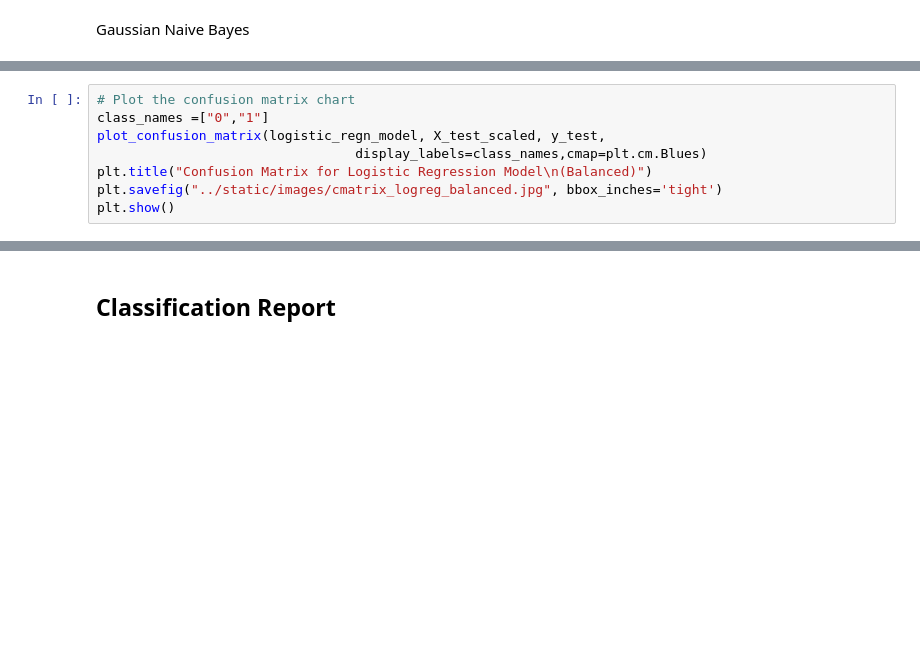
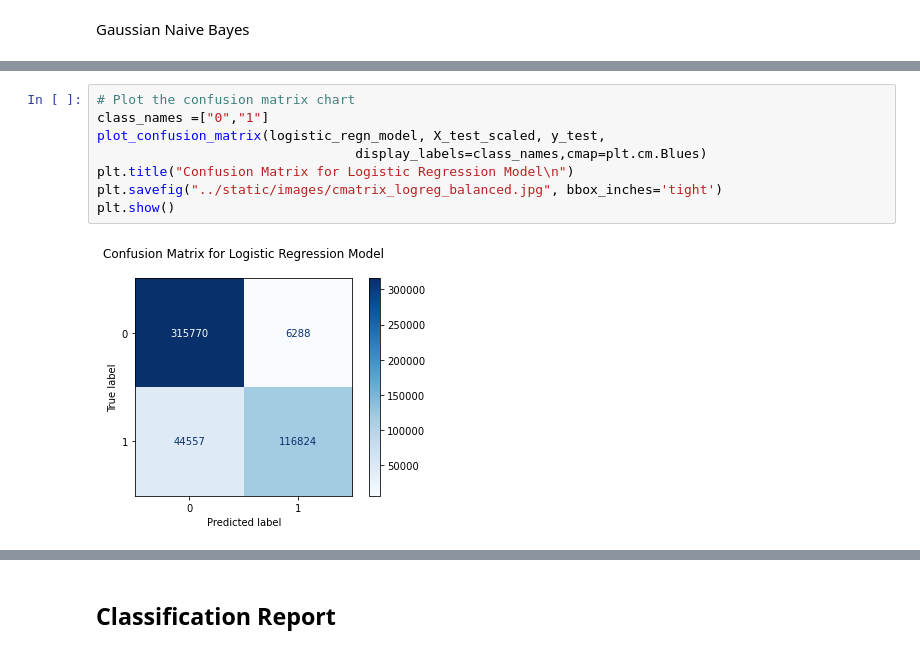
Before and after one commit to rshmnkgit/CreditCard-Fraud-Detector, a Jupyter notebook: notebook/credit-card-fraud-detection.ipynb, the cells around one changed output, grey strips where cells are left out. Drawn from its saved outputs; the diff is of its cells as text; blank space fills up the shorter version.

```diff
--- a/notebook/credit-card-fraud-detection.ipynb
+++ b/notebook/credit-card-fraud-detection.ipynb
@@ -810,11 +774,13 @@ print("True Positives: ",tp)
 # %%
 # Plot the confusion matrix chart
 class_names =["0","1"]
 plot_confusion_matrix(logistic_regn_model, X_test_scaled, y_test,
                                  display_labels=class_names,cmap=plt.cm.Blues)
-plt.title("Confusion Matrix for Logistic Regression Model\n(Balanced)")
+plt.title("Confusion Matrix for Logistic Regression Model\n")
 plt.savefig("../static/images/cmatrix_logreg_balanced.jpg", bbox_inches='tight')
 plt.show()
+# %% [output]
+[figure, added]
 # %%
 group_names = ['True Neg','False Pos','False Neg','True Pos']
 group_counts = ["{0:0.0f}".format(value) for value in
```
Also changed, not shown: parts of 22 cells of this notebook, 39 other files.
